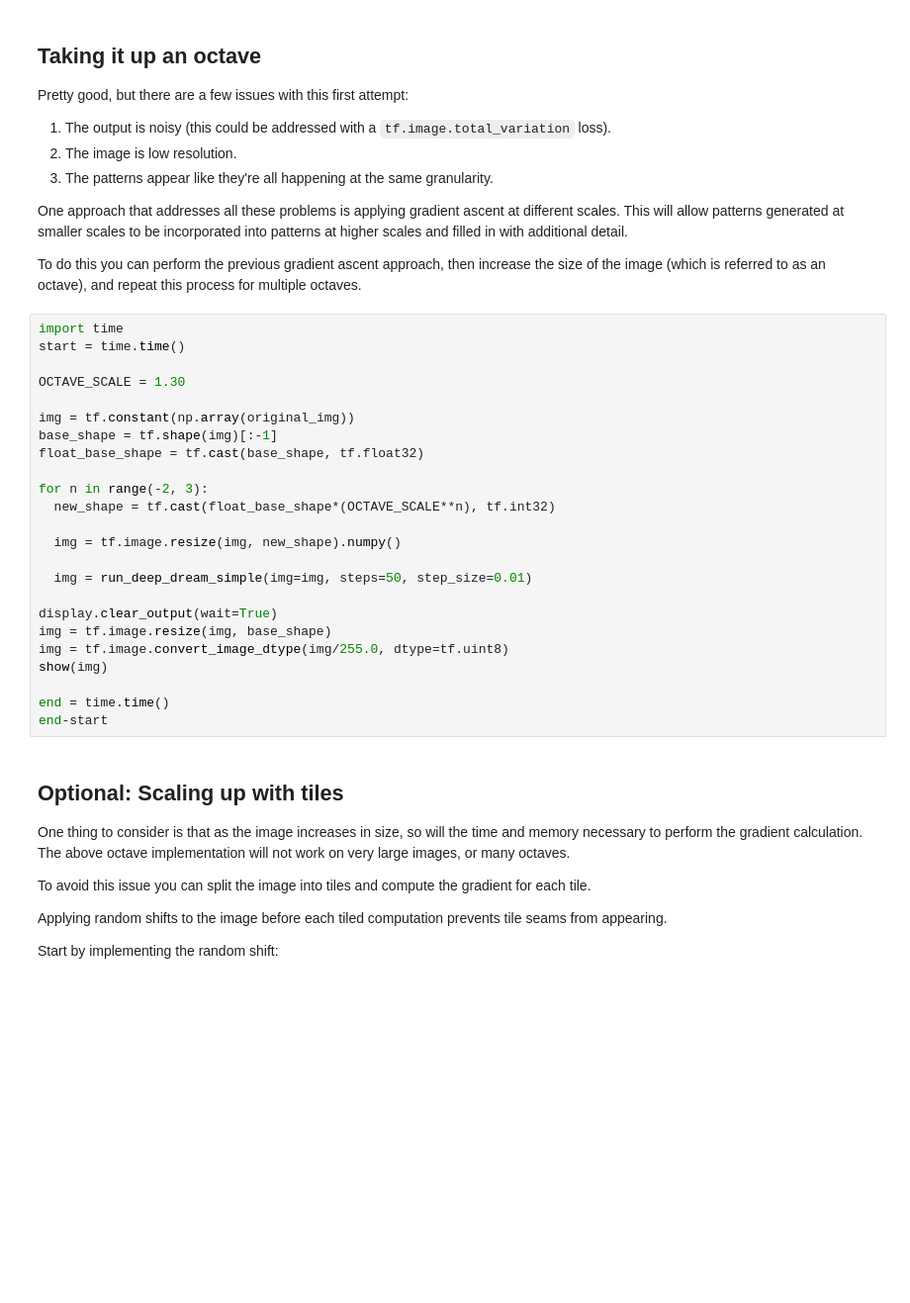
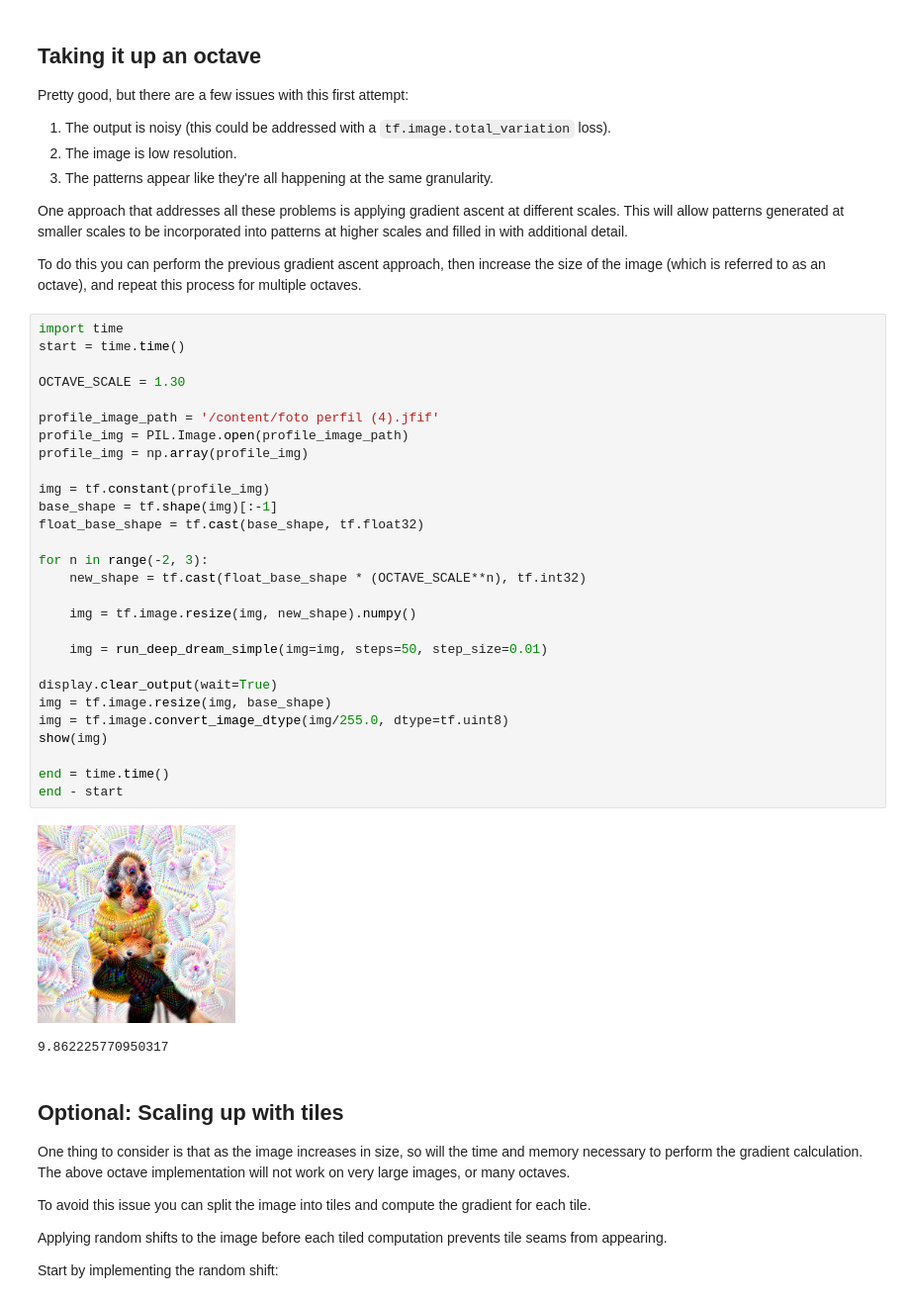
Before and after one commit to ValeriaYashan/Herramientas-IA, a Jupyter notebook: site/en/tutorials/generative/deepdream.ipynb, the cells around one changed output. Shown at 99% size. Cells and saved outputs as stored; diff of their text form; blank space fills up the shorter version.

```diff
--- a/site/en/tutorials/generative/deepdream.ipynb
+++ b/site/en/tutorials/generative/deepdream.ipynb
@@ -181,27 +169,34 @@ To do this you can perform the previous gradient ascent approach, then increase
 # %%
 import time
 start = time.time()
 
 OCTAVE_SCALE = 1.30
 
-img = tf.constant(np.array(original_img))
+profile_image_path = '/content/foto perfil (4).jfif'
+profile_img = PIL.Image.open(profile_image_path)
+profile_img = np.array(profile_img)
+
+img = tf.constant(profile_img)
 base_shape = tf.shape(img)[:-1]
 float_base_shape = tf.cast(base_shape, tf.float32)
 
 for n in range(-2, 3):
-  new_shape = tf.cast(float_base_shape*(OCTAVE_SCALE**n), tf.int32)
+    new_shape = tf.cast(float_base_shape * (OCTAVE_SCALE**n), tf.int32)
 
-  img = tf.image.resize(img, new_shape).numpy()
+    img = tf.image.resize(img, new_shape).numpy()
 
-  img = run_deep_dream_simple(img=img, steps=50, step_size=0.01)
+    img = run_deep_dream_simple(img=img, steps=50, step_size=0.01)
 
 display.clear_output(wait=True)
 img = tf.image.resize(img, base_shape)
 img = tf.image.convert_image_dtype(img/255.0, dtype=tf.uint8)
 show(img)
 
 end = time.time()
-end-start
+end - start
+# %% [output]
+[figure, added]
+9.862225770950317
 # %% [markdown]
 ## Optional: Scaling up with tiles
 
```
Also changed, not shown: parts of 15 cells of this notebook.
